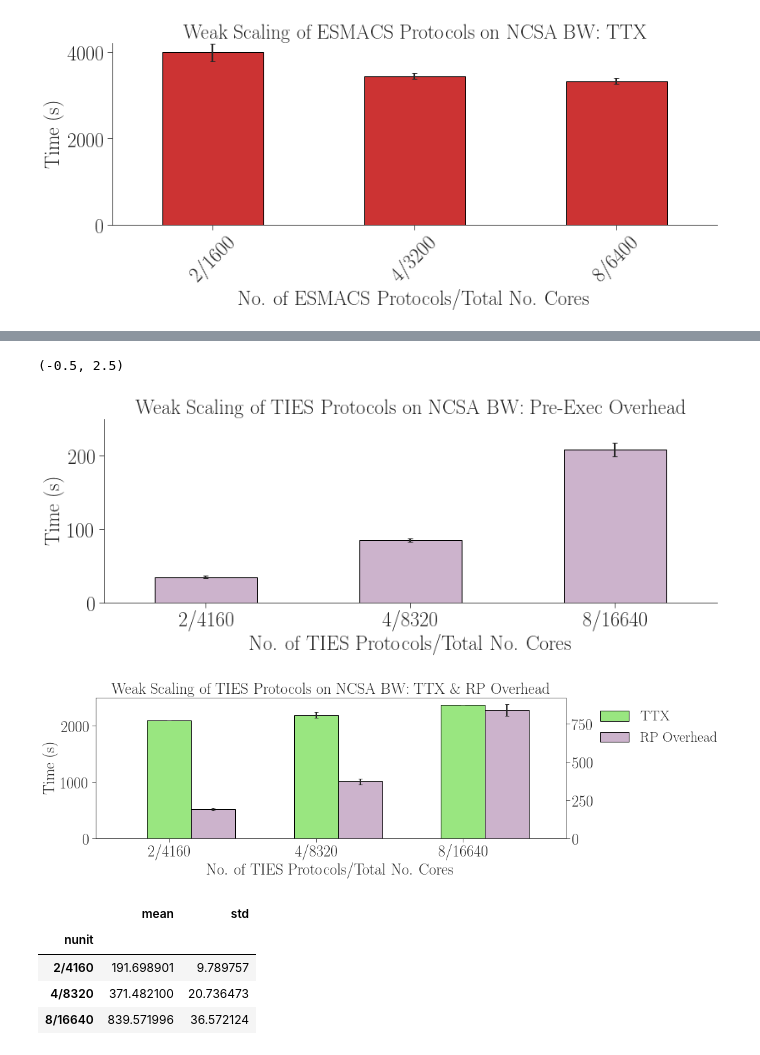
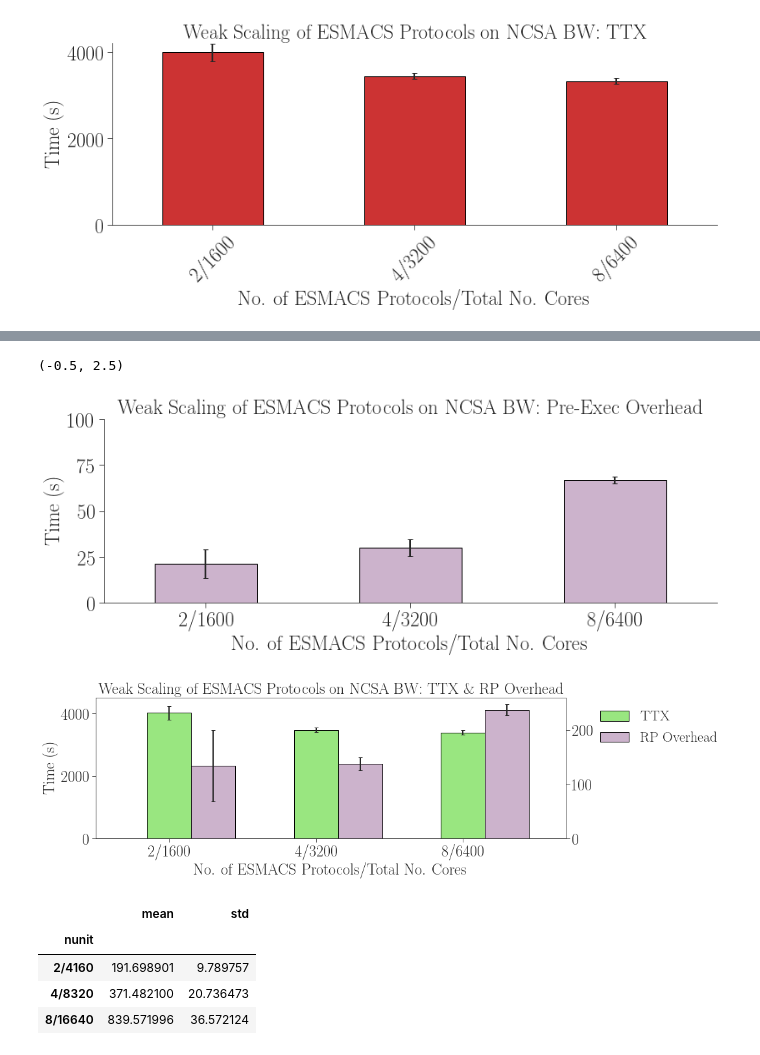
Before and after one commit to radical-experiments/htbac-escience-18, a Jupyter notebook: workflow/ties_esmacs.ipynb, the cells around one changed output, grey strips where cells are left out. Saved outputs shown, nothing was run; the diff lists cells and outputs as text; code cells hidden in the pictures.

```diff
--- a/workflow/ties_esmacs.ipynb
+++ b/workflow/ties_esmacs.ipynb
@@ -299,7 +299,7 @@ ORDERED_KEYS = ['cu_prep',
                 'p_bootstraps',
                 'p_term']
 # %%
-frames = [sws, pws]
+frames = [esms, esmp]
 data = pd.concat(frames, axis=1)
 data
 # %% [output]
@@ -313,19 +313,20 @@ data
 # %%
 fig, ax = fig_setup(figsize=(13,4))
 
-RP_OVERHEAD_ws = data['cu_prep'] + data['scheduler_queue_cu'] + data['os_spawns_cu'] + data['executor_spawning_cu'] + data['pre_executables_cu'] + data['p_bootstraps'] + data['p_term']
+RP_OVERHEAD_ws = data['cu_prep'] + data['scheduler_queue_cu'] + data['os_spawns_cu'] + data['executor_spawning_cu'] + data['p_bootstraps'] + data['p_term']
 
+TOTAL_TTX_ws = esms['TTX'] + data['pre_executables_cu']
 
 ax = RP_OVERHEAD_ws.reset_index().plot.bar(
     x='nunit', y='mean', yerr='std',
     width=0.5, color=tableau20[9], ax=ax, rot=0, # position=-0.5, secondary_y=True,
-    title='Weak Scaling of TIES Protocols on NCSA BW: RP Overhead',
+    title='Weak Scaling of ESMACS Protocols on NCSA BW: RP Overhead',
     legend=False)
 
 
-ax.set_xlabel('No. of TIES Protocols/Total No. Cores')
+ax.set_xlabel('No. of ESMACS Protocols/Total No. Cores')
 ax.set_ylabel('Time (s)')
-ax.set_ylim(0,900)
+ax.set_ylim(0,300)
 ax.set_xlim(-0.5)
 # %% [output]
 (-0.5, 2.5)
@@ -339,49 +340,49 @@ pre_exec = data['pre_executables_cu']
 ax = pre_exec.reset_index().plot.bar(
     x='nunit', y='mean', yerr='std',
     width=0.5, color=tableau20[9], ax=ax, rot=0, # position=-0.5, secondary_y=True,
-    title='Weak Scaling of TIES Protocols on NCSA BW: Pre-Exec Overhead',
+    title='Weak Scaling of ESMACS Protocols on NCSA BW: Pre-Exec Overhead',
     legend=False)
 
 
-ax.set_xlabel('No. of TIES Protocols/Total No. Cores')
+ax.set_xlabel('No. of ESMACS Protocols/Total No. Cores')
 ax.set_ylabel('Time (s)')
-ax.set_ylim(0,250)
+ax.set_ylim(0,100)
 ax.set_xlim(-0.5)
 # %% [output]
 (-0.5, 2.5)
-[figure, old version]
+[figure, new version]
 # %%
 fig, ax = fig_setup(figsize=(13,4))
 width = 0.3
 
 
-ax = sws['TTX'].reset_index().plot(kind='bar',
+ax = TOTAL_TTX_ws.reset_index().plot(kind='bar',
     x='nunit', y='mean', yerr='std',
     color=tableau20[5], width=width, ax=ax, rot=45, # position=-0.5, secondary_y=True,
-    title='Weak Scaling of TIES Protocols on NCSA BW: TTX \& RP Overhead',
+    title='Weak Scaling of ESMACS Protocols on NCSA BW: TTX \& RP Overhead',
     legend=False)
 
-ax.set_xlabel('No. of TIES Protocols/Total No. Cores')
+ax.set_xlabel('No. of ESMACS Protocols/Total No. Cores')
 ax.set_ylabel('Time (s)')
-ax.set_ylim(0,2500)
+ax.set_ylim(0,4500)
 ax.set_xlim(-0.5)
 
 ax2 = RP_OVERHEAD_ws.reset_index().plot(kind='bar',
     x='nunit', y='mean', yerr='std',
     color=tableau20[9], width=width, ax=ax, rot=0, position=-0.5, secondary_y=True,
     legend=False)
 
 #ax.set_ylim(0,300)
 ax.set_xlim(-0.5)
-ax.set_xlabel('No. of TIES Protocols/Total No. Cores')
+ax.set_xlabel('No. of ESMACS Protocols/Total No. Cores')
 
 ax.legend(["TTX"], bbox_to_anchor = (1.247,1))
 ax2.legend(["RP Overhead"], bbox_to_anchor = (1.35,0.85))
 
-plt.savefig('figures/ties_NCSA_BW_weak_scaling_with_overhead.pdf', dpi=300, bbox_inches='tight')
-plt.savefig('figures/ties_NCSA_BW_weak_scaling_with_overhead.png')
+plt.savefig('figures/ESMACS_NCSA_BW_weak_scaling_with_overhead.pdf', dpi=300, bbox_inches='tight')
+plt.savefig('figures/ESMACS_NCSA_BW_weak_scaling_with_overhead.png')
 # %% [output]
-[figure, old version]
+[figure, new version]
 # %%
 RP_OVERHEAD_ws
 # %% [output]
```
Also changed, not shown: parts of 3 cells of this notebook, 2 other files.
